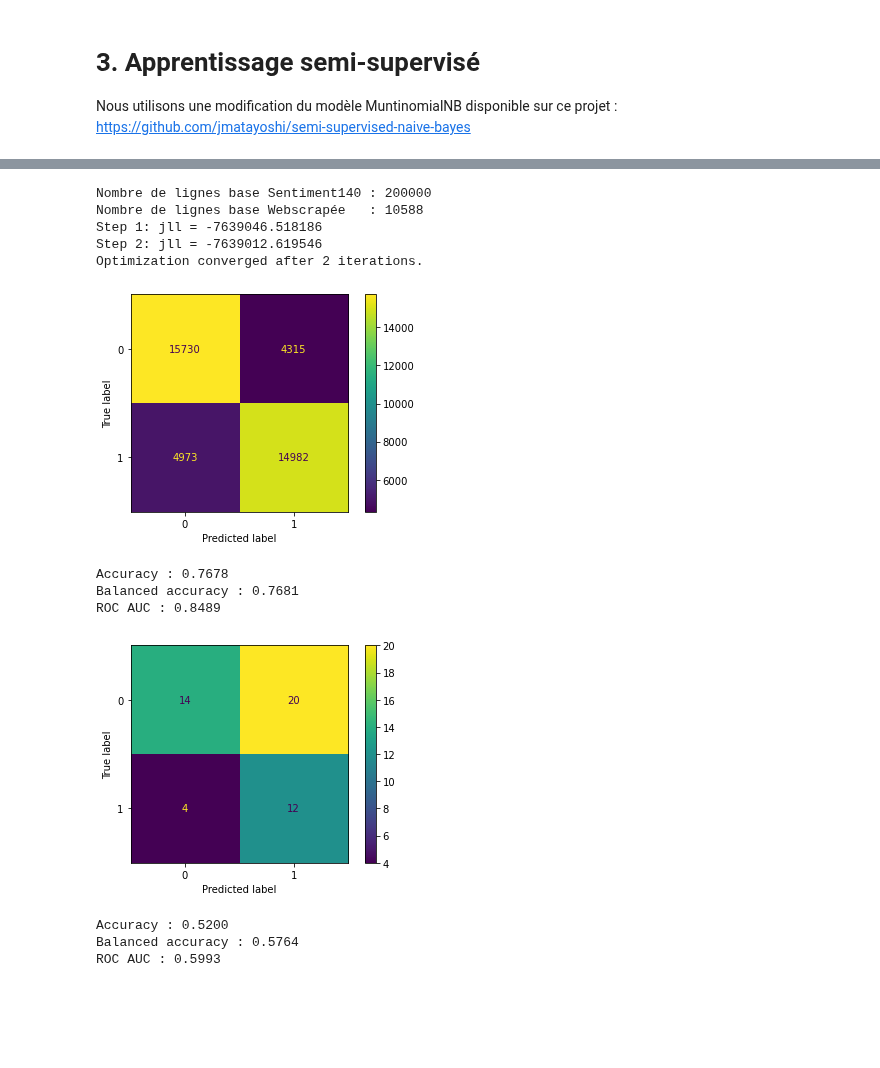
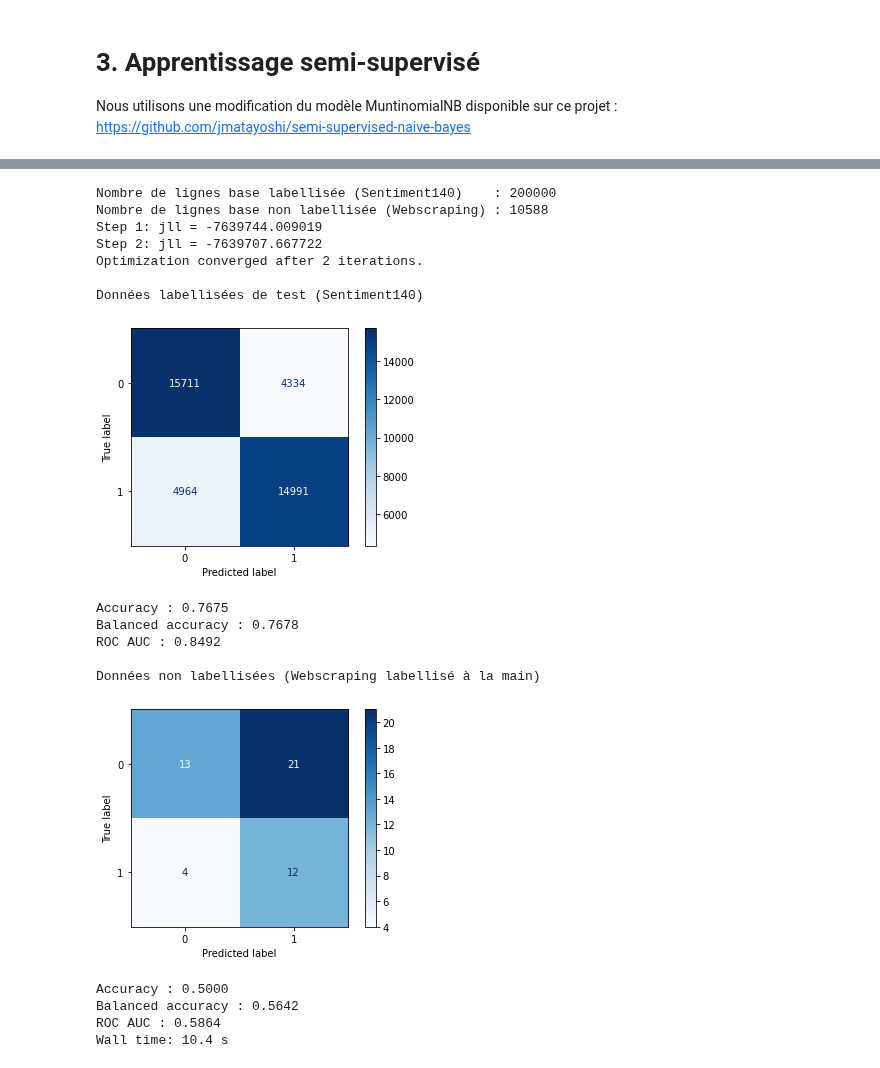
Before and after one commit to baptiste-pasquier/data_2A, a Jupyter notebook: model-semi.ipynb, the cells around one changed output, grey strips where cells are left out. Cells and saved outputs as stored; diff of their text form; code cells hidden in the pictures; blank space fills up the shorter version.

Commit message:
update NB and semi

```diff
--- a/model-semi.ipynb
+++ b/model-semi.ipynb
@@ -314 +316,39 @@ def conf_matrix_semi(X_140, y_140_bool, X_web, X_web_cat, y_web_cat_bool, vector
+# %%
+class ModelisationSemi(Modelisation):
+    def __init__(self, X_labeled, y_labeled_bool, X_unlabeled, X_unlabeled_cat, y_unlabeled_cat_bool, vectorizer, facteur=None, alpha=1, beta=1):
+        if facteur or facteur==0:
+            correction = int((len(X_labeled)/(len(X_unlabeled))) * facteur)
+            X_unlabeled_fac = X_unlabeled * correction
+        else:
+            X_unlabeled_fac = X_unlabeled
+
+        print(f"Nombre de lignes base labellisée (Sentiment140)    : {len(X_labeled)}")
+        print(f"Nombre de lignes base non labellisée (Webscraping) : {len(X_unlabeled_fac)}")
+
+        X_train_labeled, X_test_labeled, y_train_labeled, y_test_labeled = train_test_split(X_labeled, y_labeled_bool, train_size=0.80, random_state=1234)
+
+        X_train_all = X_train_labeled + X_unlabeled_fac
+        y_train_all = y_train_labeled + [-1]*len(X_unlabeled_fac)
+
+        # On applique le vectorizer sur l'ensemble des données
+        vectorizer.fit(X_labeled+X_unlabeled)
+        X_train_all = vectorizer.transform(X_train_all)
+
+        model = MultinomialNBSS(alpha=alpha, beta=beta)
+        model.fit(X_train_all, y_train_all)
+
+        X_test_labeled = vectorizer.transform(X_test_labeled)
+        y_pred_labeled = model.predict(X_test_labeled)
+
+        X_unlabeled_cat = vectorizer.transform(X_unlabeled_cat)
+        y_pred_unlabeled_cat = model.predict(X_unlabeled_cat)
+
+        self.X_test_labeled = X_test_labeled
+        self.y_test_labeled = y_test_labeled
+        self.y_pred_labeled = y_pred_labeled
+        self.X_unlabeled_cat = X_unlabeled_cat
+        self.y_unlabeled_cat = y_unlabeled_cat_bool
+        self.y_pred_unlabeled_cat = y_pred_unlabeled_cat
+        self.vectorizer = vectorizer
+        self.model = model
 # %%
@@ -399,17 +467,25 @@ ROC AUC : 0.5699
 # %%
-conf_matrix_semi(X_140, y_140_bool, X_web, X_web_cat, y_web_cat_bool, TfidfVectorizer(max_features=6000), beta=2)
+%%time
+m = ModelisationSemi(X_140, y_140_bool, X_web, X_web_cat, y_web_cat_bool, TfidfVectorizer(max_features=6000), beta=2)
+m.show_conf_matrix_labeled()
+m.show_conf_matrix_unlabeled()
 # %% [output]
-Nombre de lignes base Sentiment140 : 200000
-Nombre de lignes base Webscrapée   : 10588
-Step 1: jll = -7639046.518186
-Step 2: jll = -7639012.619546
+Nombre de lignes base labellisée (Sentiment140)    : 200000
+Nombre de lignes base non labellisée (Webscraping) : 10588
+Step 1: jll = -7639744.009019
+Step 2: jll = -7639707.667722
 Optimization converged after 2 iterations.
+
+Données labellisées de test (Sentiment140)
-[figure, old version]
+[figure, new version]
-Accuracy : 0.7678
-Balanced accuracy : 0.7681
-ROC AUC : 0.8489
+Accuracy : 0.7675
+Balanced accuracy : 0.7678
+ROC AUC : 0.8492
+
+Données non labellisées (Webscraping labellisé à la main)
-[figure, old version]
+[figure, new version]
-Accuracy : 0.5200
-Balanced accuracy : 0.5764
-ROC AUC : 0.5993
+Accuracy : 0.5000
+Balanced accuracy : 0.5642
+ROC AUC : 0.5864
+Wall time: 10.4 s
 # %%
```
Also changed, not shown: parts of 20 cells of this notebook, 1 other file.
